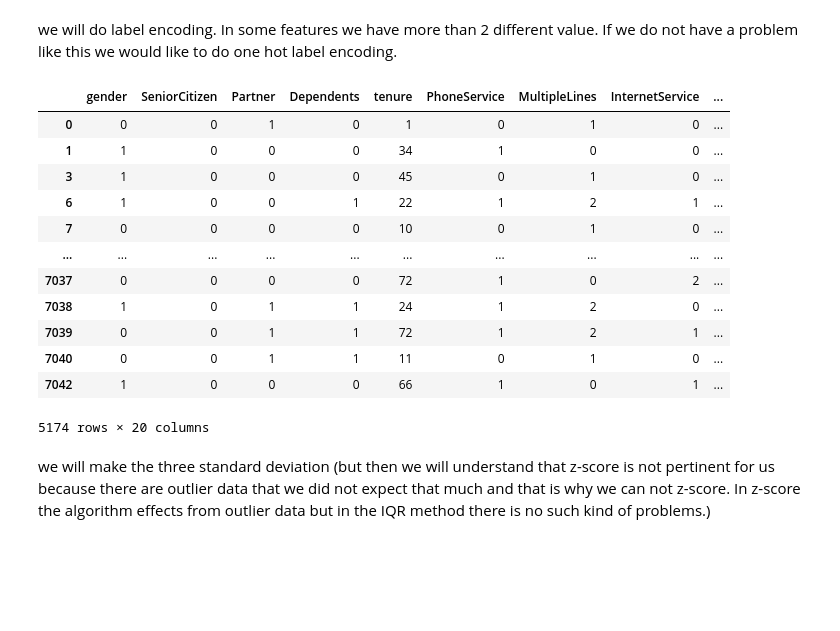
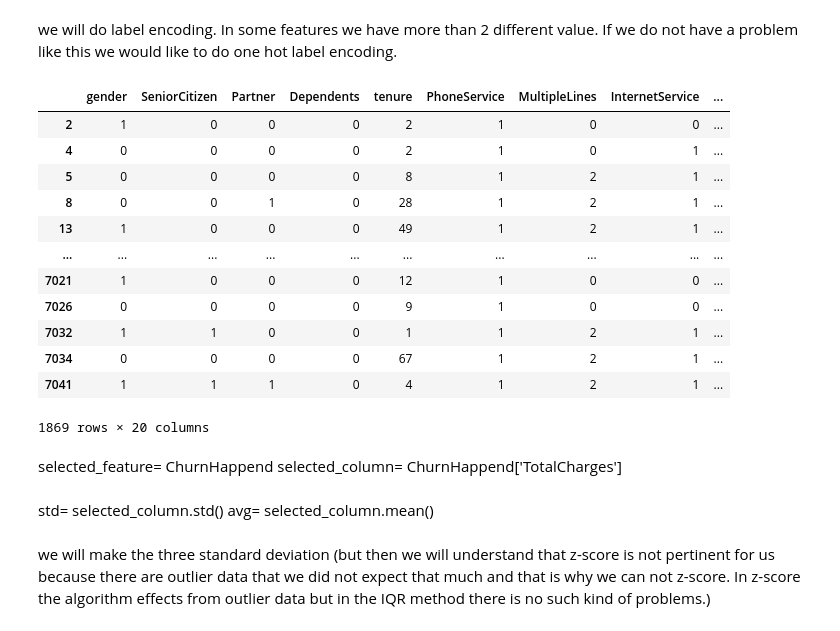
Before and after one commit to goksuturac/AnalysisCustomerLoss, a Jupyter notebook: machine_learning.ipynb, the cells around one changed output. Cells and saved outputs as stored; diff of their text form; code cells hidden in the pictures; blank space fills up the shorter version.

```diff
--- a/machine_learning.ipynb
+++ b/machine_learning.ipynb
@@ -248,19 +255,19 @@ encoded.head(10)
 # %% [markdown]
 we will do label encoding. In some features we have more than 2 different value. If we do not have a problem like this we would like to do one hot label encoding.
 # %%
-ChurnHappend=encoded.loc[encoded['Churn'].abs()>0]
+ChurnHappend=encoded.loc[encoded['Churn'].abs()<1]
 ChurnHappend
 # %% [output]
 |  | gender | SeniorCitizen | Partner | Dependents | tenure | PhoneService | MultipleLines | InternetService | ... |
-| 0 | 0 | 0 | 1 | 0 | 1 | 0 | 1 | 0 | ... |
-| 1 | 1 | 0 | 0 | 0 | 34 | 1 | 0 | 0 | ... |
-| 3 | 1 | 0 | 0 | 0 | 45 | 0 | 1 | 0 | ... |
-| 6 | 1 | 0 | 0 | 1 | 22 | 1 | 2 | 1 | ... |
-| 7 | 0 | 0 | 0 | 0 | 10 | 0 | 1 | 0 | ... |
+| 2 | 1 | 0 | 0 | 0 | 2 | 1 | 0 | 0 | ... |
+| 4 | 0 | 0 | 0 | 0 | 2 | 1 | 0 | 1 | ... |
+| 5 | 0 | 0 | 0 | 0 | 8 | 1 | 2 | 1 | ... |
+| 8 | 0 | 0 | 1 | 0 | 28 | 1 | 2 | 1 | ... |
+| 13 | 1 | 0 | 0 | 0 | 49 | 1 | 2 | 1 | ... |
 | ... | ... | ... | ... | ... | ... | ... | ... | ... | ... |
-| 7037 | 0 | 0 | 0 | 0 | 72 | 1 | 0 | 2 | ... |
-| 7038 | 1 | 0 | 1 | 1 | 24 | 1 | 2 | 0 | ... |
-| 7039 | 0 | 0 | 1 | 1 | 72 | 1 | 2 | 1 | ... |
-| 7040 | 0 | 0 | 1 | 1 | 11 | 0 | 1 | 0 | ... |
-| 7042 | 1 | 0 | 0 | 0 | 66 | 1 | 0 | 1 | ... |
+| 7021 | 1 | 0 | 0 | 0 | 12 | 1 | 0 | 0 | ... |
+| 7026 | 0 | 0 | 0 | 0 | 9 | 1 | 0 | 0 | ... |
+| 7032 | 1 | 1 | 0 | 0 | 1 | 1 | 2 | 1 | ... |
+| 7034 | 0 | 0 | 0 | 0 | 67 | 1 | 2 | 1 | ... |
+| 7041 | 1 | 1 | 1 | 0 | 4 | 1 | 2 | 1 | ... |
-5174 rows × 20 columns
+1869 rows × 20 columns
@@ -273,2 +274,8 @@ avg= selected_column.mean()
+# %% [markdown]
+selected_feature= ChurnHappend
+selected_column= ChurnHappend['TotalCharges']
+# %% [markdown]
+std= selected_column.std()
+avg= selected_column.mean()
 # %% [markdown]
 we will make the three standard deviation (but then we will understand that z-score is not pertinent for us because there are outlier data that we did not expect that much and that is why we can not z-score. In z-score the algorithm effects from outlier data but in the IQR method there is no such kind of problems.)
```
Also changed, not shown: parts of 22 cells of this notebook.
